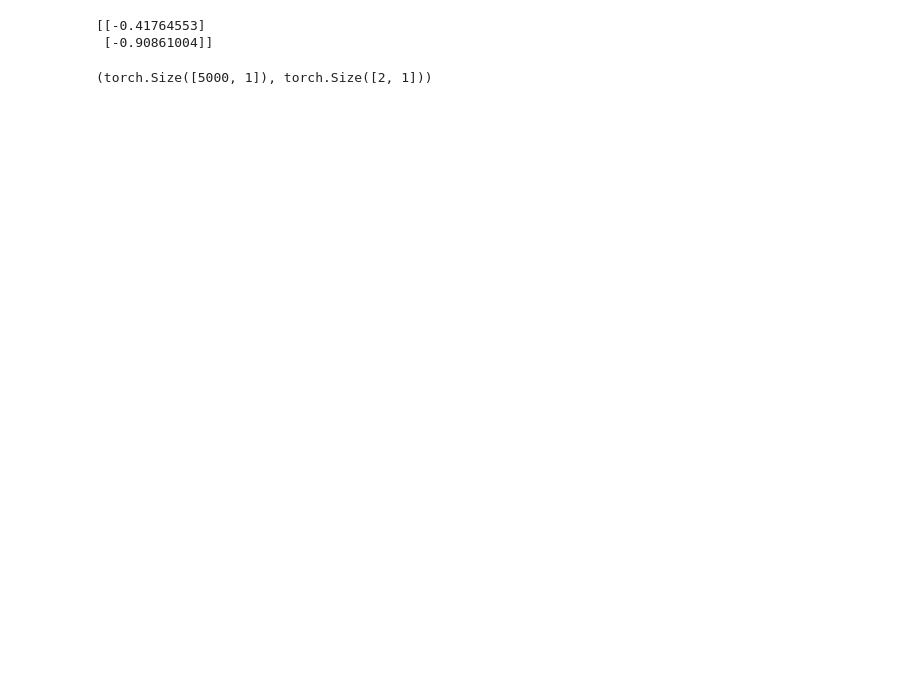
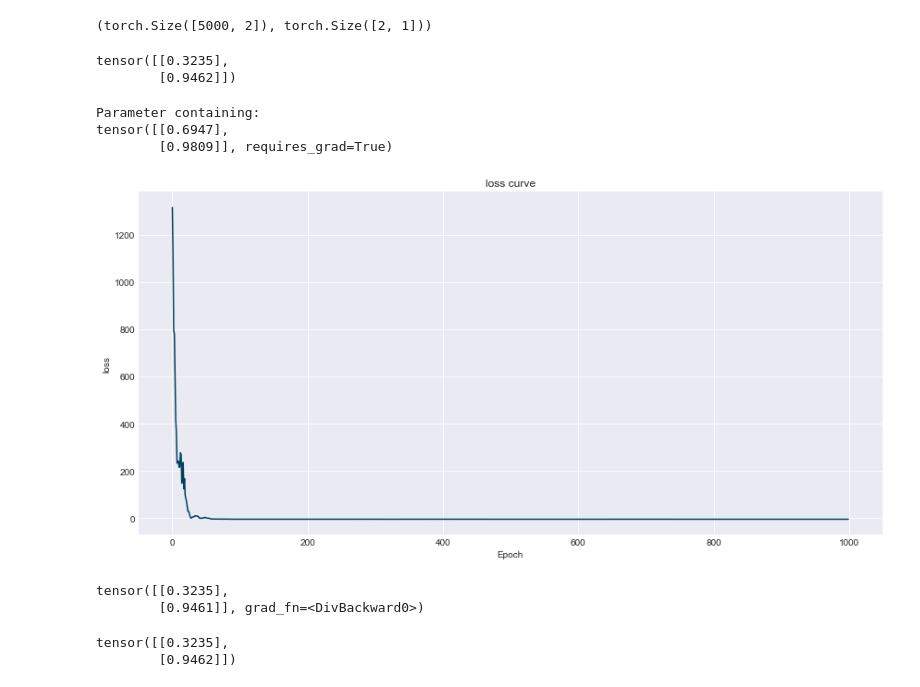
Before and after one commit to nextBillyonair/DPM, a Jupyter notebook: Notebooks/Models/PCA.ipynb, the cells around one changed output. Saved outputs shown, nothing was run; the diff lists cells and outputs as text; code cells hidden in the pictures; blank space fills up the shorter version.

Commit message:
Variational PPCA

```diff
--- a/Notebooks/Models/PCA.ipynb
+++ b/Notebooks/Models/PCA.ipynb
@@ -6,17 +8,48 @@ from scipy.stats import ortho_group
 # %%
 def build_toy_dataset(N, D, K, sigma=1):
-    x_train = np.random.normal(0.0, 1.0, size=(N, D))
-    w = ortho_group.rvs(K)[:, :D]
-    print(w)
-    return torch.tensor(x_train).float(), torch.tensor(w).float()
+    z_train = np.random.normal(0.0, 1.0, size=(N, K))
+    z_train = z_train - z_train.mean(0)
+    w = ortho_group.rvs(D)[:, :K]
+    w = torch.tensor(w).float()
+    return torch.tensor(z_train).float().mm(w.t()), w, z_train
 
 N = 5000  # number of data points
-D = 1  # data dimensionality
-K = 2  # latent dimensionality
+D = 2  # data dimensionality
+K = 1  # latent dimensionality
 
-x_train, w = build_toy_dataset(N, D, K)
+x_train, w, z_train = build_toy_dataset(N, D, K)
 x_train.shape, w.shape
 # %% [output]
-[[-0.41764553]
- [-0.90861004]]
+(torch.Size([5000, 2]), torch.Size([2, 1]))
-(torch.Size([5000, 1]), torch.Size([2, 1]))
+# %%
+w
+# %% [output]
+tensor([[0.3235],
+        [0.9462]])
+# %%
+ppca = ProbabilisticPCA(2, 1, noise=0.0001)
+variational_dist = PPCA_Variational_V2(ppca)
+# %%
+ppca.W
+# %% [output]
+Parameter containing:
+tensor([[0.6947],
+        [0.9809]], requires_grad=True)
+# %%
+stats = None
+# %%
+stats = ppca.fit(x_train, variational_dist, stats=stats, epochs=1000)
+# %%
+plot_stats(stats)
+# %% [output]
+[figure, added]
+# %%
+ppca.W / (ppca.W ** 2).sum()
+# %% [output]
+tensor([[0.3235],
+        [0.9461]], grad_fn=<DivBackward0>)
+# %%
+w / (w ** 2).sum()
+# %% [output]
+tensor([[0.3235],
+        [0.9462]])
```
Also changed, not shown: parts of 22 cells of this notebook, 4 other files.
